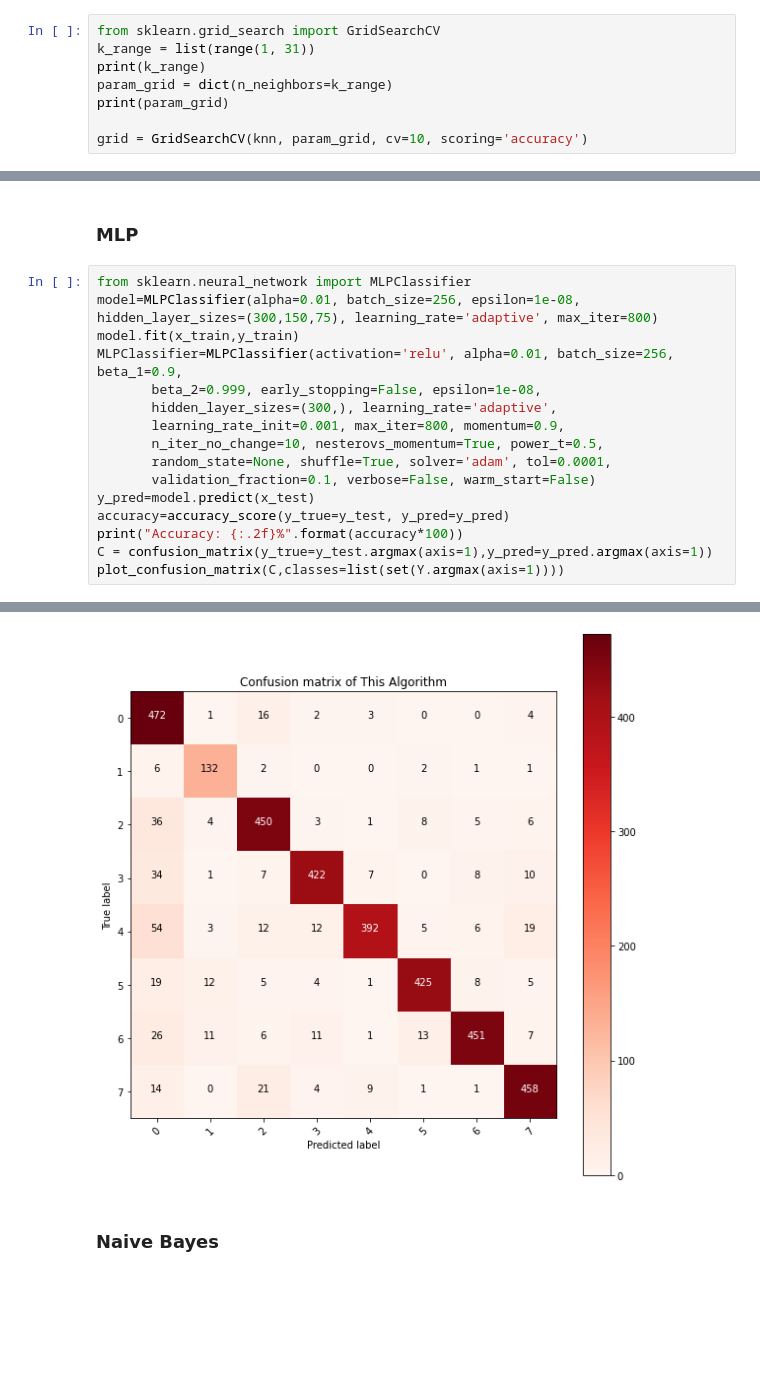
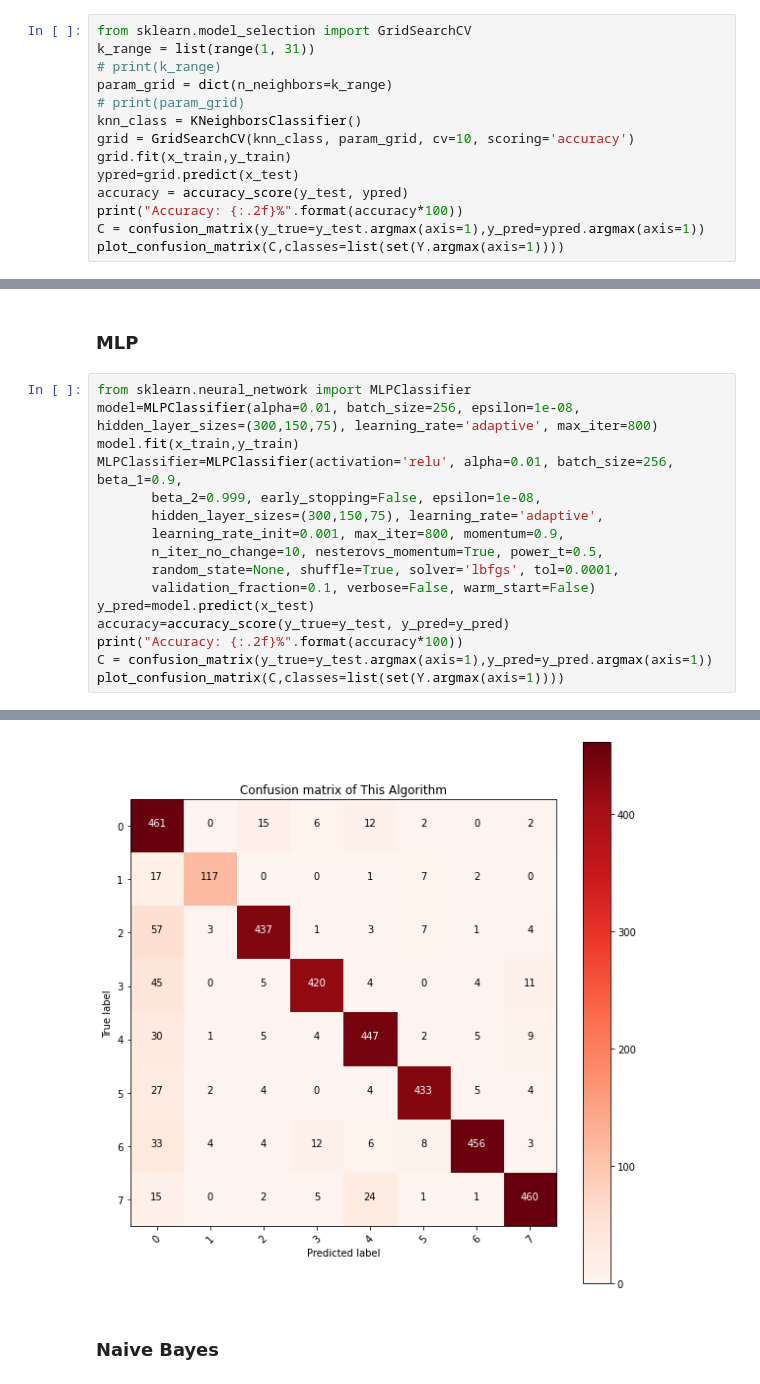
Before and after one commit to Sanjanathakal/CPE695FP, a Jupyter notebook: Algorithms.ipynb, the cells around one changed output, grey strips where cells are left out. Saved outputs shown, nothing was run; the diff lists cells and outputs as text; blank space fills up the shorter version.

```diff
--- a/Algorithms.ipynb
+++ b/Algorithms.ipynb
@@ -198,10 +176,16 @@ Test Set Accuracy =  63.0
 # %% [markdown]
 ### KNN
 # %%
-from sklearn.grid_search import GridSearchCV
+from sklearn.model_selection import GridSearchCV
 k_range = list(range(1, 31))
-print(k_range)
+# print(k_range)
 param_grid = dict(n_neighbors=k_range)
-print(param_grid)
-
-grid = GridSearchCV(knn, param_grid, cv=10, scoring='accuracy')
+# print(param_grid)
+knn_class = KNeighborsClassifier()
+grid = GridSearchCV(knn_class, param_grid, cv=10, scoring='accuracy')
+grid.fit(x_train,y_train)
+ypred=grid.predict(x_test)
+accuracy = accuracy_score(y_test, ypred)
+print("Accuracy: {:.2f}%".format(accuracy*100))
+C = confusion_matrix(y_true=y_test.argmax(axis=1),y_pred=ypred.argmax(axis=1))
+plot_confusion_matrix(C,classes=list(set(Y.argmax(axis=1))))
@@ -228,10 +200,10 @@ model=MLPClassifier(alpha=0.01, batch_size=256, epsilon=1e-08, hidden_layer_size
 model.fit(x_train,y_train)
 MLPClassifier=MLPClassifier(activation='relu', alpha=0.01, batch_size=256, beta_1=0.9,
        beta_2=0.999, early_stopping=False, epsilon=1e-08,
-       hidden_layer_sizes=(300,), learning_rate='adaptive',
+       hidden_layer_sizes=(300,150,75), learning_rate='adaptive',
        learning_rate_init=0.001, max_iter=800, momentum=0.9,
        n_iter_no_change=10, nesterovs_momentum=True, power_t=0.5,
-       random_state=None, shuffle=True, solver='adam', tol=0.0001,
+       random_state=None, shuffle=True, solver='lbfgs', tol=0.0001,
        validation_fraction=0.1, verbose=False, warm_start=False)
 y_pred=model.predict(x_test)
 accuracy=accuracy_score(y_true=y_test, y_pred=y_pred)
@@ -243,4 +215,4 @@ Accuracy: 85.33%
-[figure, old version]
+[figure, new version]
 # %% [markdown]
 ### Naive Bayes
 # %%
```
Also changed, not shown: parts of 11 cells of this notebook.
